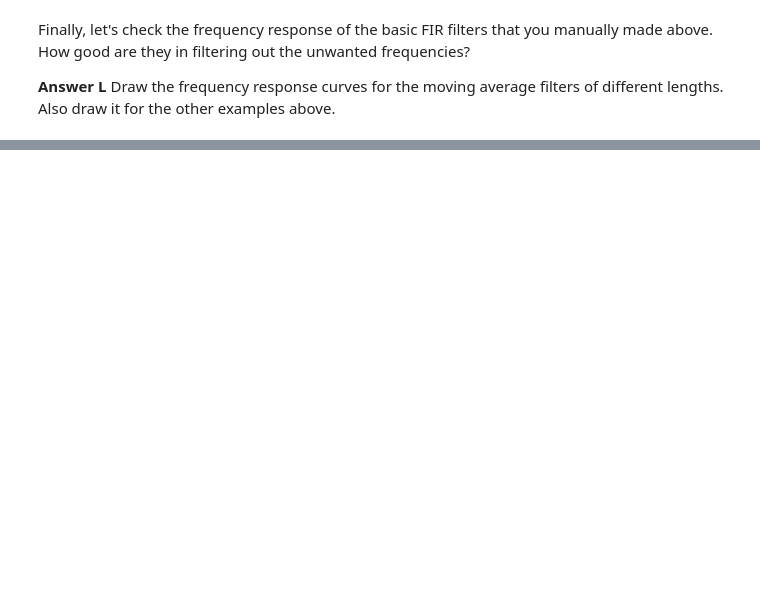
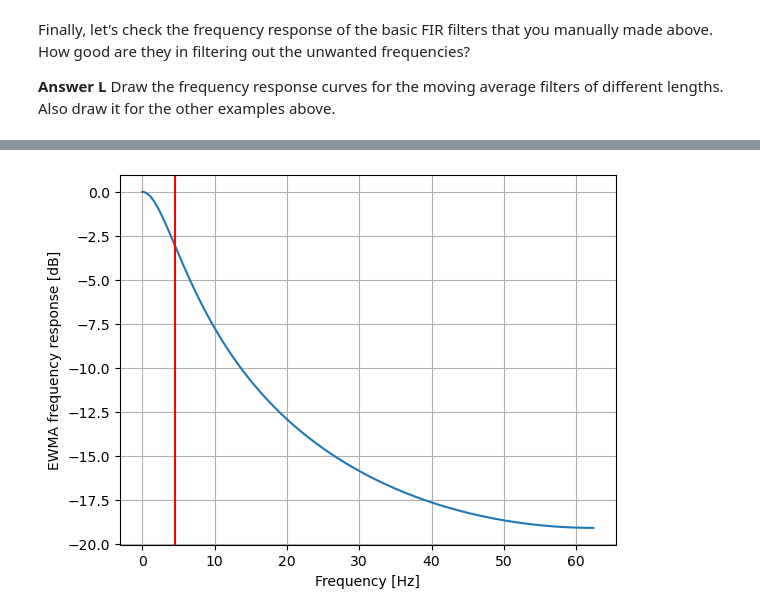
Before and after one commit to martinjnl/medsigproc, a Jupyter notebook: LPFilter.ipynb, the cells around one changed output, grey strips where cells are left out. Cells and saved outputs as stored; diff of their text form; code cells hidden in the pictures; blank space fills up the shorter version.

```diff
--- a/LPFilter.ipynb
+++ b/LPFilter.ipynb
@@ -360,0 +368,17 @@ Thanks for today!
+# %%
+alpha = 0.2
+fs = 125 # Hertz, fill in the sampling frequency you achieved in Lab 1
+
+w, h = scipy.signal.freqz([alpha], [1, alpha-1], fs=fs)
+
+x = (alpha**2 + 2*alpha - 2) / (2*alpha - 2)
+w_c = math.acos(x) * 125/2.0/math.pi
+
+plt.plot(w, 20 * np.log10(abs(h)))
+plt.axvline(w_c, color='red')
+plt.xlabel('Frequency [Hz]')
+plt.ylabel('EWMA frequency response [dB]')
+plt.grid()
+plt.show()
+# %% [output]
+[figure, added]
```
Also changed, not shown: parts of 20 cells of this notebook.
